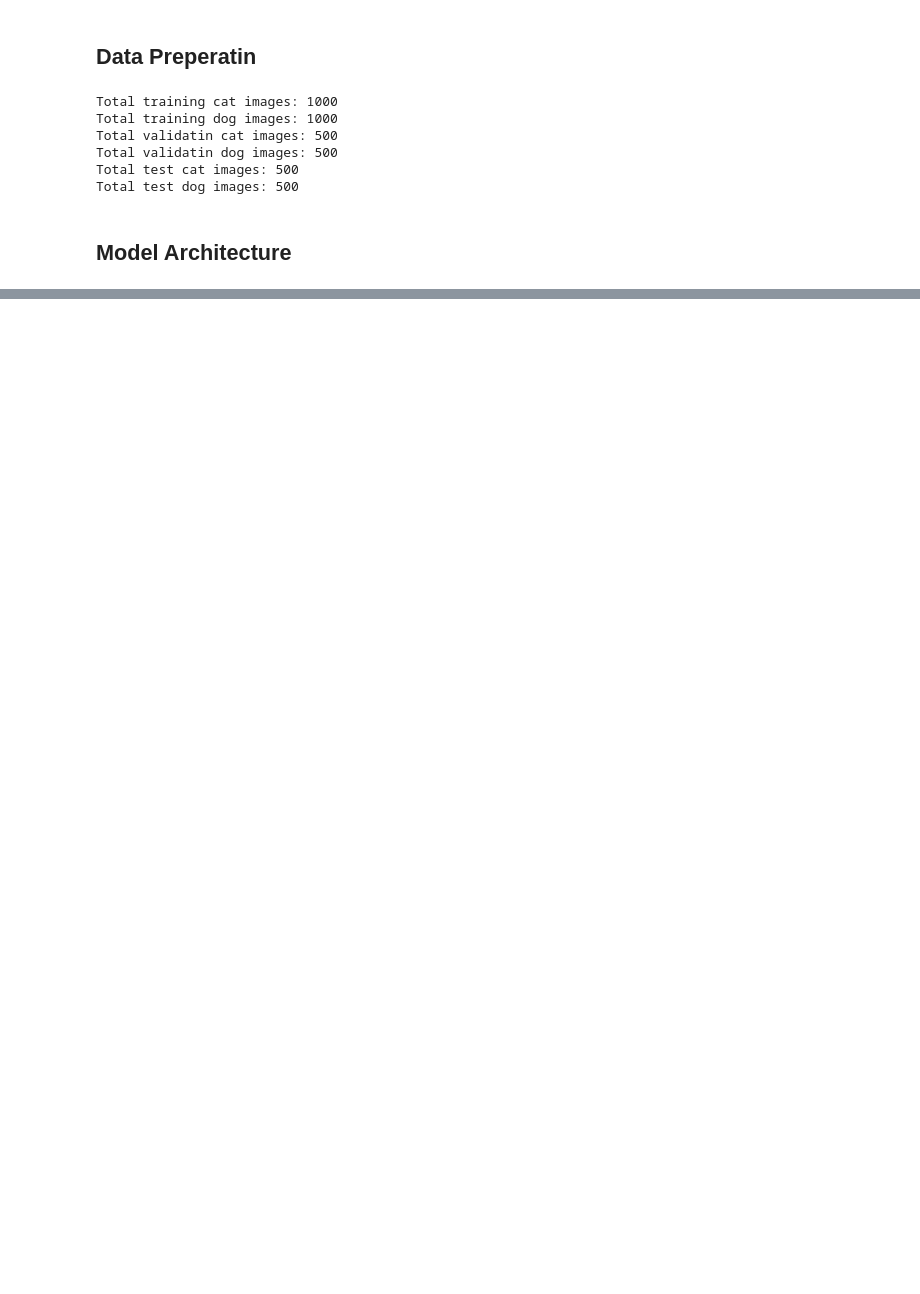
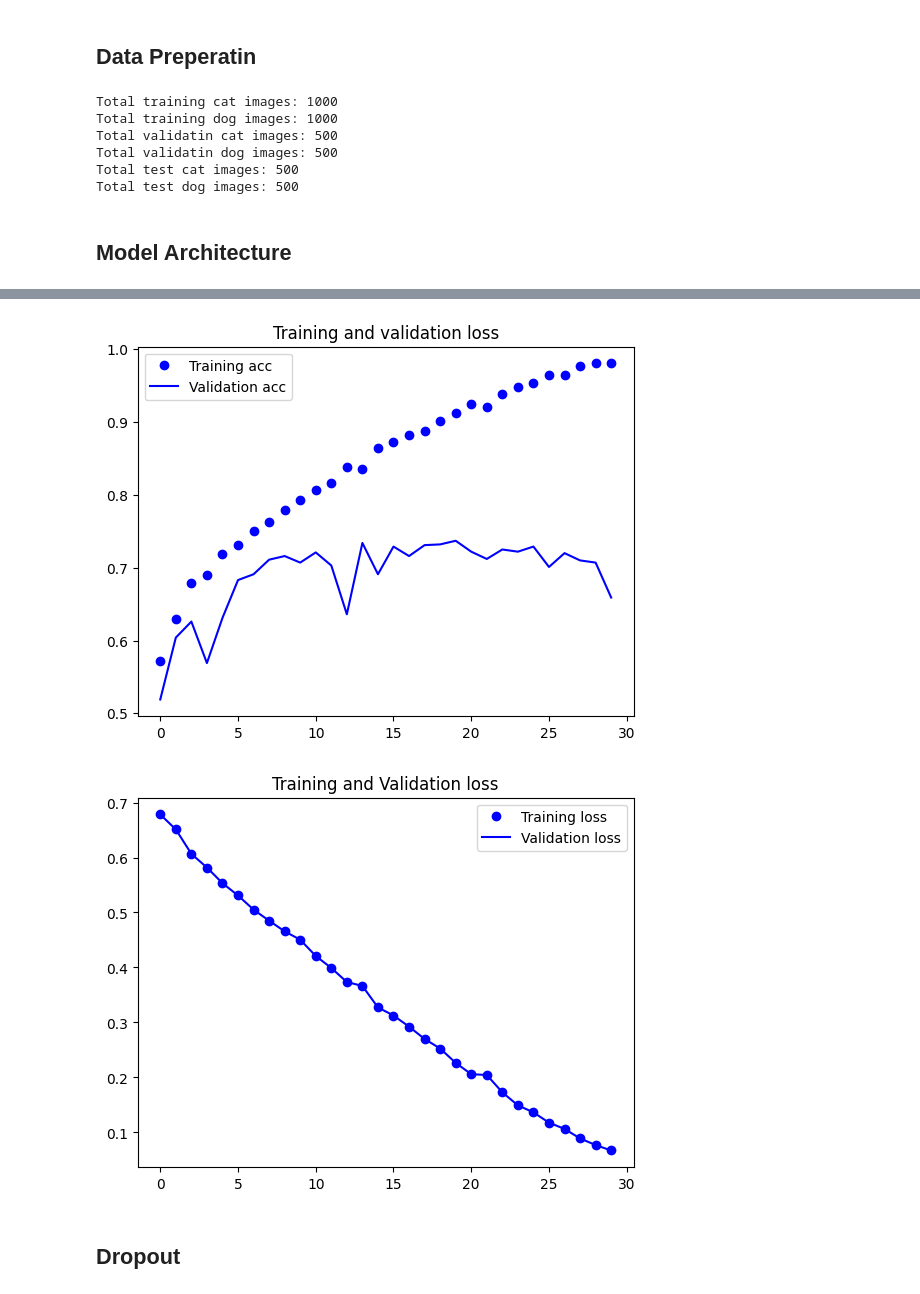
Before and after one commit to pxsa/meow, a Jupyter notebook: main.ipynb, the cells around one changed output, grey strips where cells are left out. Cells and saved outputs as stored; diff of their text form; code cells hidden in the pictures; blank space fills up the shorter version.

Commit message:
complete model add dropout

```diff
--- a/main.ipynb
+++ b/main.ipynb
@@ -152,0 +247,5 @@ model.compile(loss='binary_crossentropy',
+# %%
+hisotry = model.fit(
+    train_generator, epochs=30,
+    validation_data=validation_generator
+)
@@ -152,0 +270,28 @@ model.compile(loss='binary_crossentropy',
+# %%
+import matplotlib.pyplot as plt
+
+acc = hisotry.history['acc']
+val_acc = hisotry.history['val_acc']
+loss = hisotry.history['loss']
+val_loss = hisotry.history['val_loss']
+
+epochs = range(len(acc))
+
+plt.plot(epochs, acc, 'bo', label='Training acc')
+plt.plot(epochs, val_acc, 'b', label='Validation acc')
+plt.title("Training and validation loss")
+plt.legend()
+
+plt.figure()
+
+plt.plot(epochs, loss, 'bo', label='Training loss')
+plt.plot(epochs, loss, 'b', label='Validation loss')
+plt.title("Training and Validation loss")
+plt.legend()
+
+plt.show()
+# %% [output]
+[figure, added]
+[figure, added]
+# %% [markdown]
+## Dropout
```
Also changed, not shown: parts of 15 cells of this notebook, 1 other file.
